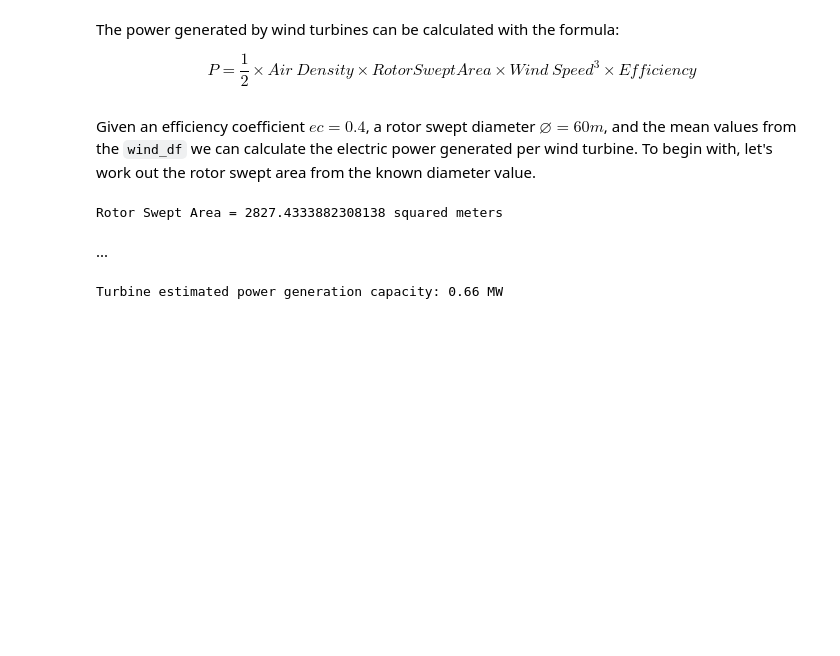
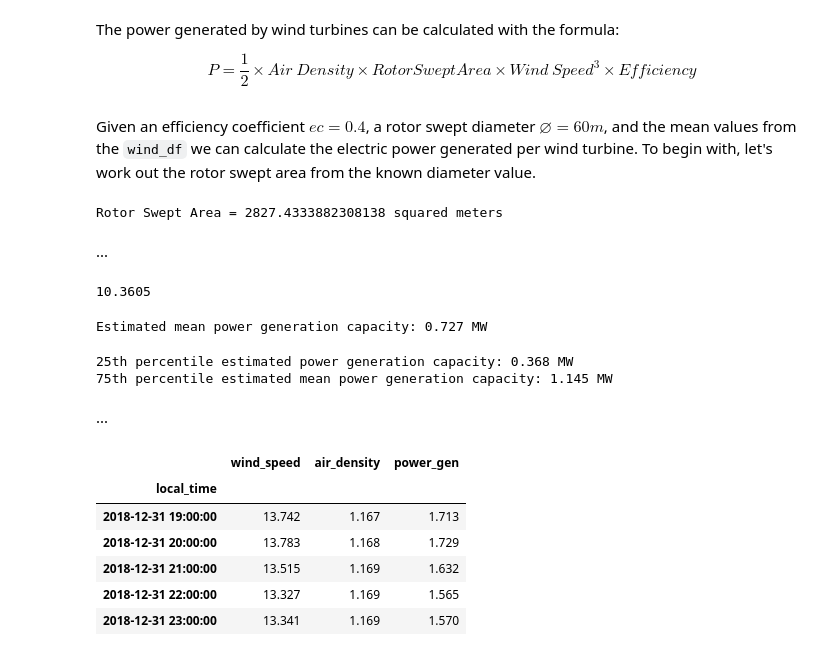
Before and after one commit to daniel-epm/guajira_wind_data, a Jupyter notebook: guajira_wind.ipynb, the cells around one changed output. Drawn from its saved outputs; the diff is of its cells as text; code cells hidden in the pictures; blank space fills up the shorter version.

```diff
--- a/guajira_wind.ipynb
+++ b/guajira_wind.ipynb
@@ -196,12 +195,48 @@ print(f"Rotor Swept Area = {rs_area} squared meters")
 Rotor Swept Area = 2827.4333882308138 squared meters
 # %% [markdown]
 ...
-# %%
-air_density_mean = wind_df["air_density"].mean()
-wind_speed_mean = wind_df["wind_speed"].mean()
-ec = 0.4  # Efficiency coefficient
-
-power_gen = 0.5 * air_density_mean * rs_area * wind_speed_mean**3 * 0.4
-print(f"Turbine estimated power generation capacity: {round(power_gen/1000000, 2)} MW")
-# %% [output]
-Turbine estimated power generation capacity: 0.66 MW
+# %%
+air_density_mean = wind_df["air_density"].mean()
+wind_speed_p50 = wind_df["wind_speed"].median()
+ec = 0.4  # Efficiency coefficient
+
+def power_gen(air_den, area, wind_s, eff_coef):
+    """Work out wind turbines power generation capacity in MW"""
+    return round((0.5* air_den * area * wind_s**3 * eff_coef) / 1e6, 3)
+# %% [output]
+10.3605
+# %%
+mean_power_gen = power_gen(air_density_mean, rs_area, wind_speed_p50, ec)
+
+print(f"Estimated mean power generation capacity: {mean_power_gen} MW")
+# %% [output]
+Estimated mean power generation capacity: 0.727 MW
+# %%
+# Repeating the process with the 25th and 75th percentiles of wind speed.
+wind_speed_p25 = np.quantile(wind_df["wind_speed"], 0.25)
+wind_speed_p75 = np.quantile(wind_df["wind_speed"], 0.75)
+
+power_gen_p25 = power_gen(air_density_mean, rs_area, wind_speed_p25, ec)
+power_gen_p75 = power_gen(air_density_mean, rs_area, wind_speed_p75, ec)
+
+print(f"25th percentile estimated power generation capacity: {power_gen_p25} MW")
+print(f"75th percentile estimated mean power generation capacity: {power_gen_p75} MW")
+# %% [output]
+25th percentile estimated power generation capacity: 0.368 MW
+75th percentile estimated mean power generation capacity: 1.145 MW
+# %% [markdown]
+...
+# %%
+wind_df_copy = wind_df.copy()
+
+wind_df_copy["power_gen"] = round((0.5 * wind_df_copy["air_density"] * rs_area * wind_df_copy["wind_speed"]**3 * ec) / 1000000, 3)
+
+wind_df_copy.head()
+# %% [output]
+|  | wind_speed | air_density | power_gen |
+| local_time |  |  |  |
+| 2018-12-31 19:00:00 | 13.742 | 1.167 | 1.713 |
+| 2018-12-31 20:00:00 | 13.783 | 1.168 | 1.729 |
+| 2018-12-31 21:00:00 | 13.515 | 1.169 | 1.632 |
+| 2018-12-31 22:00:00 | 13.327 | 1.169 | 1.565 |
+| 2018-12-31 23:00:00 | 13.341 | 1.169 | 1.570 |
```
Also changed, not shown: parts of 6 cells of this notebook.
